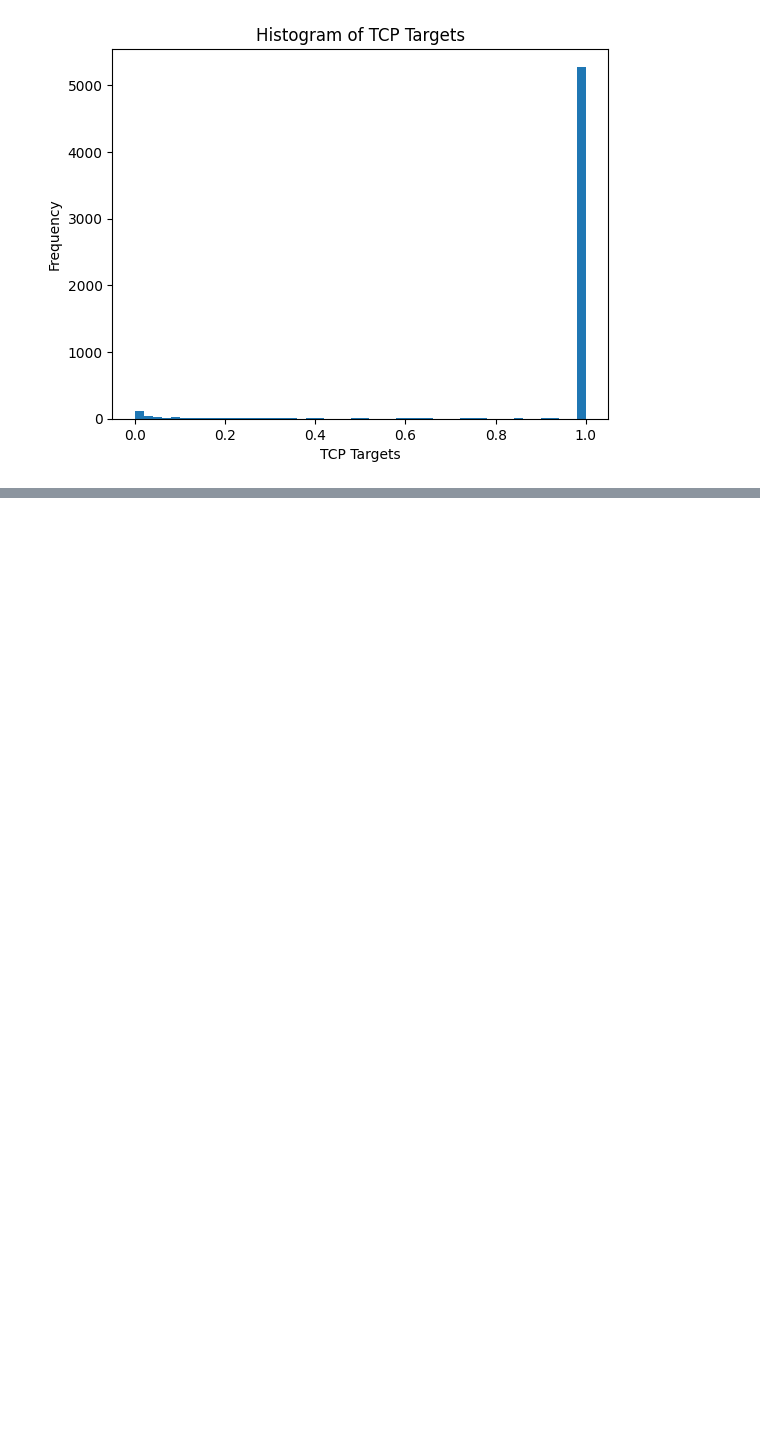
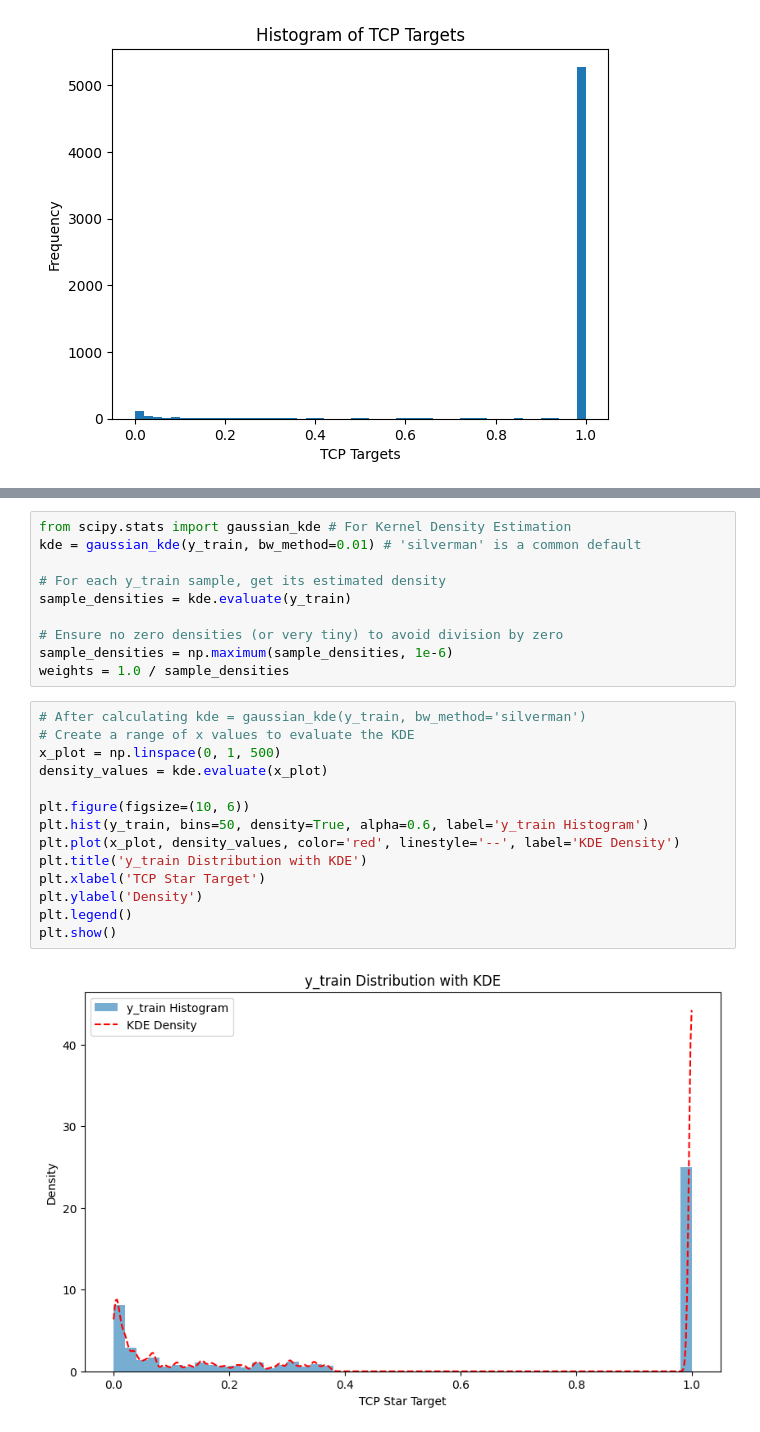
Before and after one commit to anushka-220/Summer-Project-, a Jupyter notebook: TCP_with_MSE_Loss.ipynb, the cells around one changed output, grey strips where cells are left out. Drawn from its saved outputs; the diff is of its cells as text; blank space fills up the shorter version.

```diff
--- a/TCP_with_MSE_Loss.ipynb
+++ b/TCP_with_MSE_Loss.ipynb
@@ -510,0 +434,26 @@ ECE for Your Learned Confidence Model (TCP*): 0.0291
+# %%
+from scipy.stats import gaussian_kde # For Kernel Density Estimation
+kde = gaussian_kde(y_train, bw_method=0.01) # 'silverman' is a common default
+
+# For each y_train sample, get its estimated density
+sample_densities = kde.evaluate(y_train)
+
+# Ensure no zero densities (or very tiny) to avoid division by zero
+sample_densities = np.maximum(sample_densities, 1e-6)
+weights = 1.0 / sample_densities
+# %%
+# After calculating kde = gaussian_kde(y_train, bw_method='silverman')
+# Create a range of x values to evaluate the KDE
+x_plot = np.linspace(0, 1, 500)
+density_values = kde.evaluate(x_plot)
+
+plt.figure(figsize=(10, 6))
+plt.hist(y_train, bins=50, density=True, alpha=0.6, label='y_train Histogram')
+plt.plot(x_plot, density_values, color='red', linestyle='--', label='KDE Density')
+plt.title('y_train Distribution with KDE')
+plt.xlabel('TCP Star Target')
+plt.ylabel('Density')
+plt.legend()
+plt.show()
+# %% [output]
+[figure, added]
```
Also changed, not shown: parts of 27 cells of this notebook, 1 other file.
